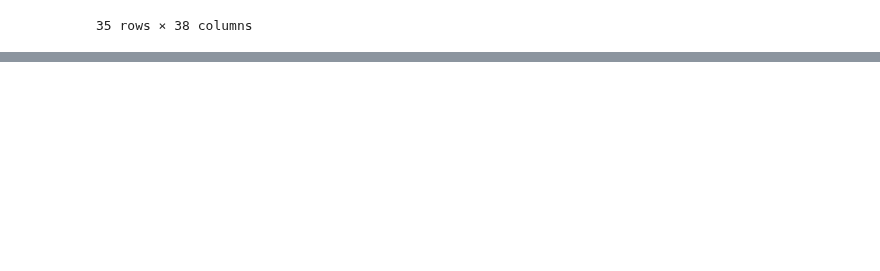
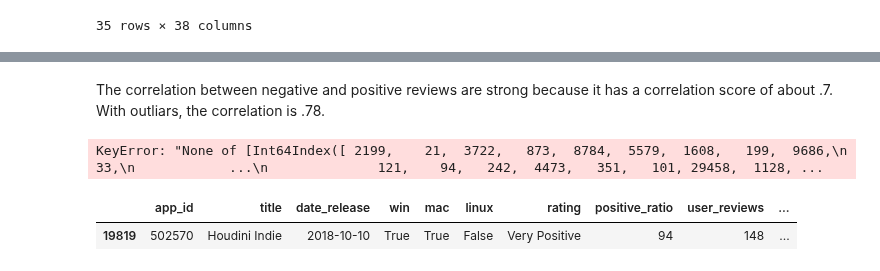
Before and after one commit to ReverseRasterization/AI, a Jupyter notebook: Semester 1/Games/Untitled.ipynb, the cells around one changed output, grey strips where cells are left out. Saved outputs shown, nothing was run; the diff lists cells and outputs as text; code cells hidden in the pictures; blank space fills up the shorter version.

```diff
--- a/Semester 1/Games/Untitled.ipynb
+++ b/Semester 1/Games/Untitled.ipynb
@@ -4,6 +4,7 @@ import seaborn as sb
 import numpy as np
 
 df = pd.read_json('games.json')
+df2 = pd.read_json('gamesET.json')
 # %%
 df.columns
 # %% [output]
@@ -52,0 +111,20 @@ There are a few outliars in the price as a game is $1000. The avrage price is ar
+# %% [markdown]
+The correlation between negative and positive reviews are strong because it has a correlation score of about .7. With outliars, the correlation is .78.
+# %%
+def drawScatter(dfa, x, y, num_outliers):
+    idx = []
+
+    for i in range(num_outliers):
+        idx = dfa[x].idxmax()
+        dfa.drop([idx], inplace=True)
+
+    sb.scatterplot(data=dfa, x=x, y=y)
+
+drawScatter(df2, df2['user_reviews'], df2['price_original'], 3)
+# %% [output]
+KeyError: "None of [Int64Index([ 2199,    21,  3722,   873,  8784,  5579,  1608,   199,  9686,\n               33,\n            ...\n              121,    94,   242,  4473,   351,   101, 29458,  1128, ...
+# %%
+df2[df2['price_final'] == df2['price_final'].max()]
+# %% [output]
+|  | app_id | title | date_release | win | mac | linux | rating | positive_ratio | user_reviews | ... |
+| 19819 | 502570 | Houdini Indie | 2018-10-10 | True | True | False | Very Positive | 94 | 148 | ... |
```
Also changed, not shown: parts of 6 cells of this notebook, 1 other file.
